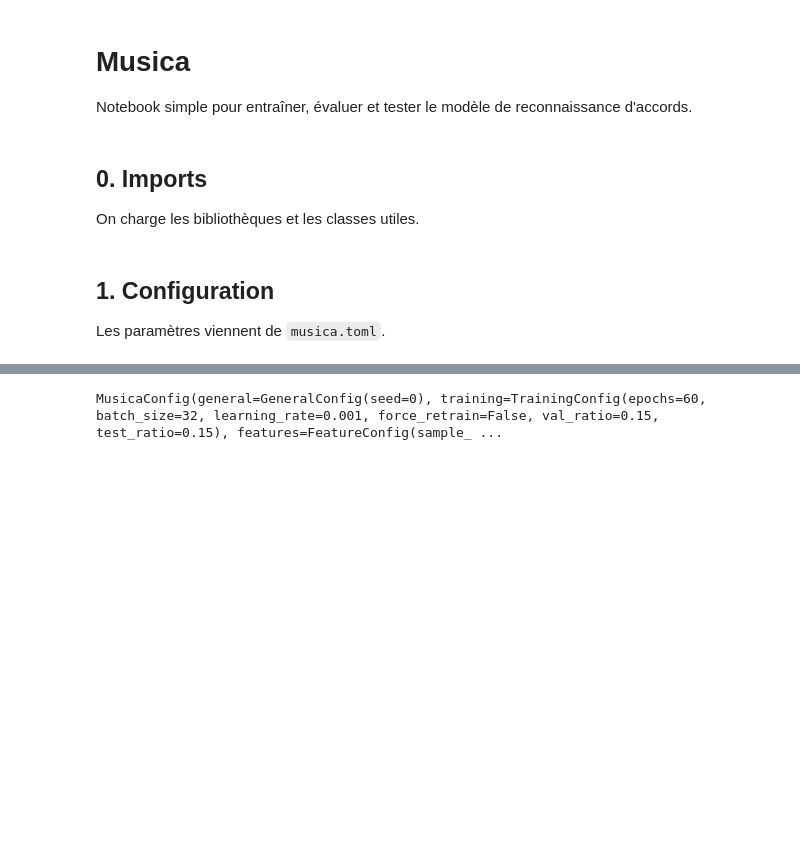
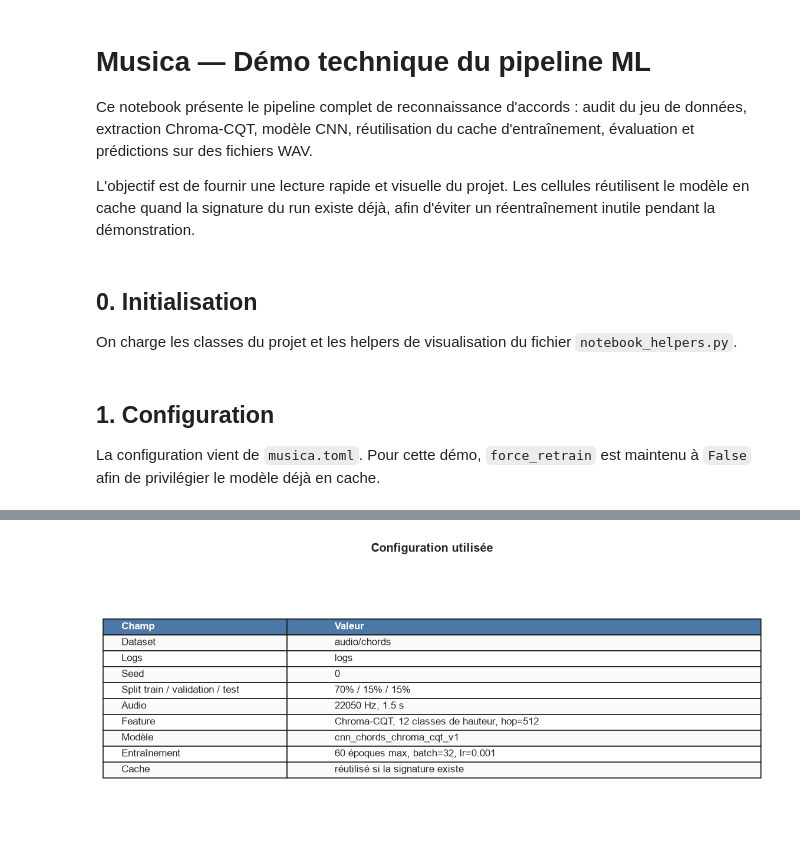
Before and after one commit to dev-gasy/musica, a Jupyter notebook: musica.ipynb, the cells around one changed output, grey strips where cells are left out. Saved outputs shown, nothing was run; the diff lists cells and outputs as text; code cells hidden in the pictures; blank space fills up the shorter version.

```diff
--- a/musica.ipynb
+++ b/musica.ipynb
@@ -1,11 +1,13 @@
 # %% [markdown]
-# Musica
+# Musica — Démo technique du pipeline ML
 
-Notebook simple pour entraîner, évaluer et tester le modèle de reconnaissance d'accords.
+Ce notebook présente le pipeline complet de reconnaissance d'accords : audit du jeu de données, extraction Chroma-CQT, modèle CNN, réutilisation du cache d'entraînement, évaluation et prédictions sur des fichiers WAV.
+
+L'objectif est de fournir une lecture rapide et visuelle du projet. Les cellules réutilisent le modèle en cache quand la signature du run existe déjà, afin d'éviter un réentraînement inutile pendant la démonstration.
-# %% [markdown]
-## 0. Imports
-
-On charge les bibliothèques et les classes utiles.
+# %% [markdown]
+## 0. Initialisation
+
+On charge les classes du projet et les helpers de visualisation du fichier `notebook_helpers.py`.
 # %%
 from pathlib import Path
 import sys
@@ -32,8 +51,29 @@ from musica.modeling import (
 # %% [markdown]
 ## 1. Configuration
 
-Les paramètres viennent de `musica.toml`.
+La configuration vient de `musica.toml`. Pour cette démo, `force_retrain` est maintenu à `False` afin de privilégier le modèle déjà en cache.
 # %%
 config = MusicaConfig.load()
-config
+if config.force_retrain:
+    config = config.model_copy(
+        update={"training": config.training.model_copy(update={"force_retrain": False})}
+    )
+
+dataset_dir = config.resolve_path(PROJECT_ROOT, config.dataset_dir)
+logs_dir = config.resolve_path(PROJECT_ROOT, config.logs_dir)
+
+show_table(
+    "Configuration utilisée",
+    [
+        ("Dataset", dataset_dir.relative_to(PROJECT_ROOT)),
+        ("Logs", logs_dir.relative_to(PROJECT_ROOT)),
+        ("Seed", config.seed),
+        ("Split train / validation / test", f"{1 - config.val_ratio - config.test_ratio:.0%} / {config.val_ratio:.0%} / {config.test_ratio:.0%}"),
+        ("Audio", f"{config.sample_rate} Hz, {config.target_duration:.1f} s"),
+        ("Feature", f"Chroma-CQT, {config.n_chroma} classes de hauteur, hop={config.hop_length}"),
+        ("Modèle", config.model_architecture),
+        ("Entraînement", f"{config.epochs} époques max, batch={config.batch_size}, lr={config.learning_rate}"),
+        ("Cache", "réutilisé si la signature existe"),
+    ],
+)
 # %% [output]
@@ -42,2 +82,2 @@ config
-MusicaConfig(general=GeneralConfig(seed=0), training=TrainingConfig(epochs=60, batch_size=32, learning_rate=0.001, force_retrain=False, val_ratio=0.15, test_ratio=0.15), features=FeatureConfig(sample_ ...
+[figure, added]
 # %% [markdown]
```
Also changed, not shown: parts of 29 cells of this notebook, 11 other files.
